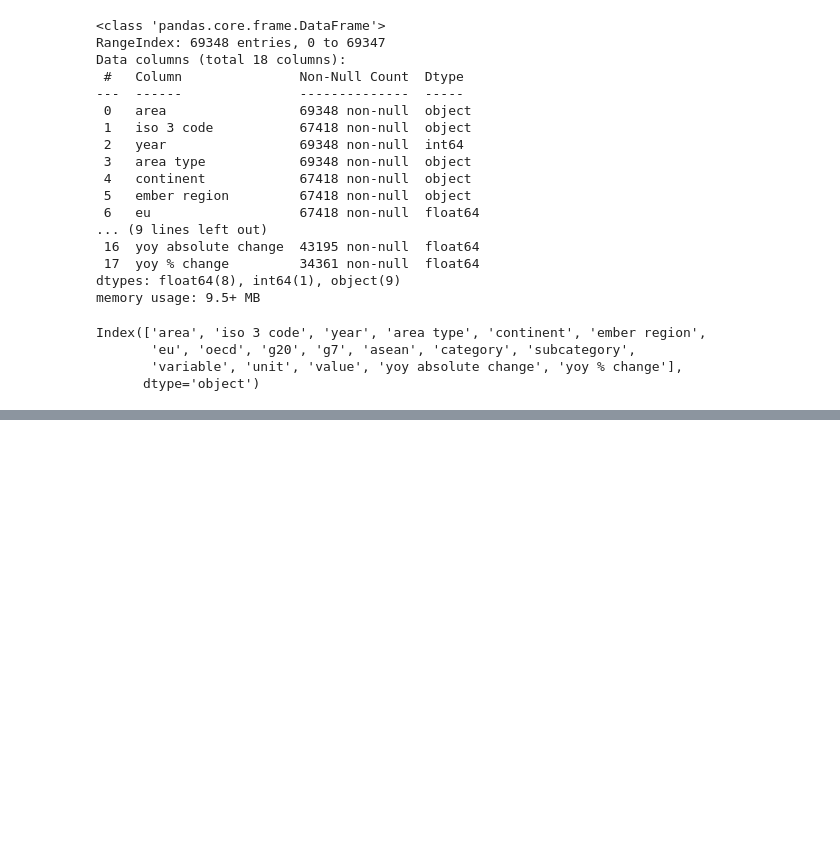
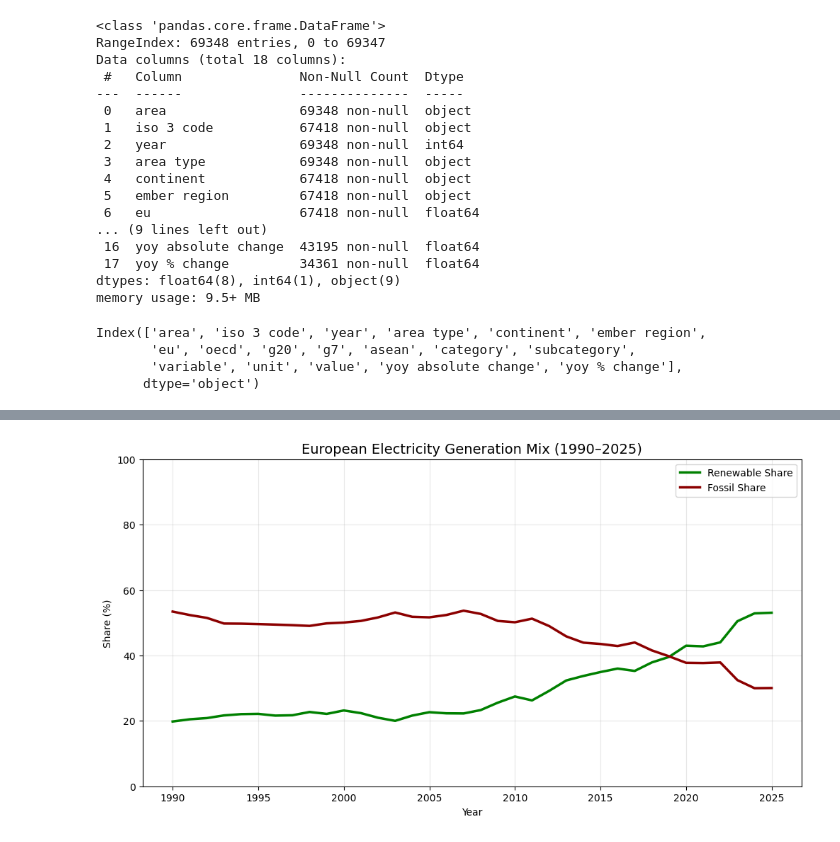
Before and after one commit to davherdel/Europe-Energy-Transition, a Jupyter notebook: energy_transition_decarbonization_trends_and_grid_reliability.ipynb, the cells around one changed output, grey strips where cells are left out. Drawn from its saved outputs; the diff is of its cells as text; code cells hidden in the pictures; blank space fills up the shorter version.

Commit message:
Energy transition analysis - data prep and initial visualizations

```diff
--- a/energy_transition_decarbonization_trends_and_grid_reliability.ipynb
+++ b/energy_transition_decarbonization_trends_and_grid_reliability.ipynb
@@ -69,0 +250,5 @@ array(['Demand', 'Demand per capita', 'Aggregate fuel', 'Fuel', 'Total',
+# %%
+# Fossil
+df_fossil = df_europe_total[df_europe_total["variable"].isin(fossil)] \
+    .groupby("year")["value"].sum().reset_index()
+df_fossil.rename(columns={"value": "fossil_generation"}, inplace=True)
@@ -69,0 +264,4 @@ array(['Demand', 'Demand per capita', 'Aggregate fuel', 'Fuel', 'Total',
+# %%
+df_final = df_total.merge(df_renew, on="year") \
+                   .merge(df_fossil, on="year")
+df_final.head()
@@ -69,0 +275,4 @@ array(['Demand', 'Demand per capita', 'Aggregate fuel', 'Fuel', 'Total',
+# %%
+df_final["renewable_share"] = df_final["renewable_generation"] / df_final["total_generation"]
+df_final["fossil_share"] = df_final["fossil_generation"] / df_final["total_generation"]
+df_final.head()
@@ -69,0 +286,4 @@ array(['Demand', 'Demand per capita', 'Aggregate fuel', 'Fuel', 'Total',
+# %%
+# YoY growth (Year over Year)
+df_final["renewable_yoy_growth"] = df_final["renewable_generation"].pct_change()
+df_final.head()
@@ -69,0 +423,22 @@ array(['Demand', 'Demand per capita', 'Aggregate fuel', 'Fuel', 'Total',
+# %%
+plt.figure(figsize=(12,6))
+
+# Colors with intention and percentage conversion, no decimal places
+plt.plot(df_final["year"], df_final["renewable_share"] * 100,
+         label="Renewable Share", color="green", linewidth=2.5)
+
+plt.plot(df_final["year"], df_final["fossil_share"] * 100,
+         label="Fossil Share", color="darkred", linewidth=2.5)
+
+plt.title("European Electricity Generation Mix (1990–2025)", fontsize=14)
+plt.xlabel("Year")
+plt.ylabel("Share (%)")
+
+plt.ylim(0, 100)
+
+plt.legend()
+plt.grid(alpha=0.3)
+
+plt.show()
+# %% [output]
+[figure, added]
```
Also changed, not shown: parts of 58 cells of this notebook, 3 other files.
